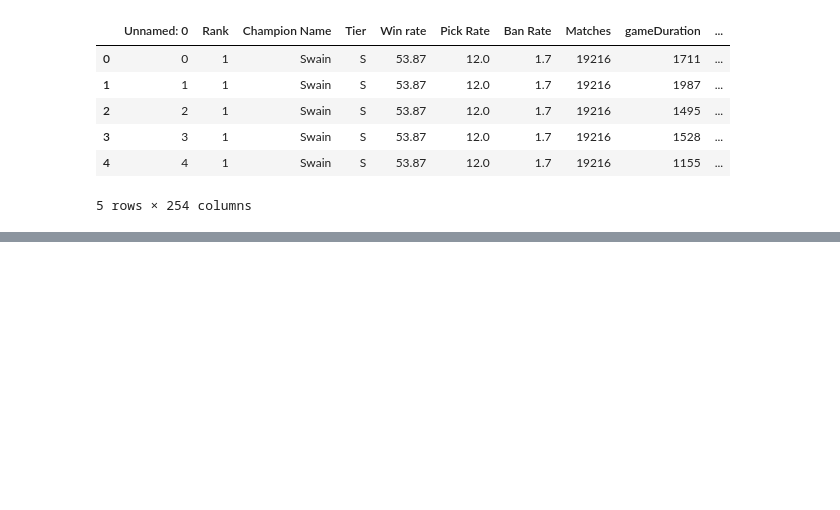
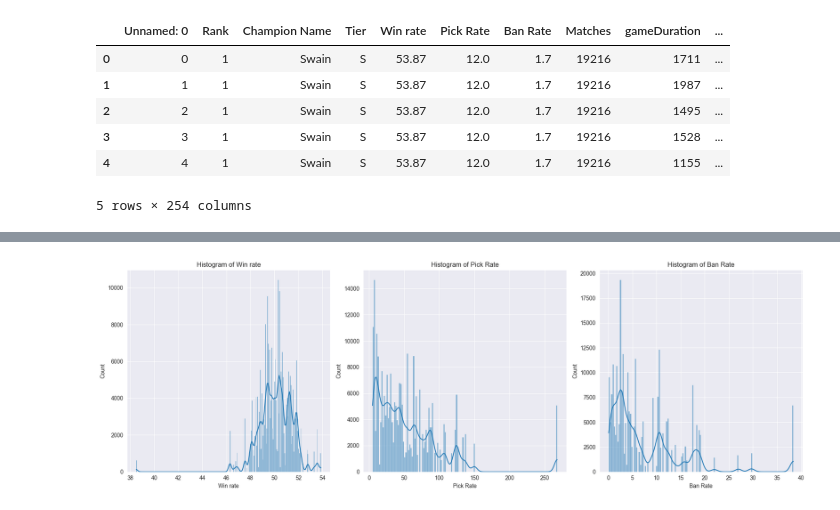
Before and after one commit to NicolaiLindner/Leaguify_Website, a Jupyter notebook: notebooks/experiment_individual_data.ipynb, the cells around one changed output, grey strips where cells are left out. Drawn from its saved outputs; the diff is of its cells as text; code cells hidden in the pictures; blank space fills up the shorter version.

```diff
--- a/notebooks/experiment_individual_data.ipynb
+++ b/notebooks/experiment_individual_data.ipynb
@@ -157,0 +82,15 @@ df_combined
+# %%
+# List of numerical columns to visualize
+numerical_columns = ['Win rate', 'Pick Rate', 'Ban Rate']
+
+# Create histograms
+fig, axes = plt.subplots(1, 3, figsize=(18, 6))
+
+for i, col in enumerate(numerical_columns):
+    sns.histplot(df[col], kde=True, ax=axes[i])
+    axes[i].set_title(f'Histogram of {col}')
+
+plt.tight_layout()
+plt.show()
+# %% [output]
+[figure, added]
```
Also changed, not shown: parts of 12 cells of this notebook, 4 other files.
